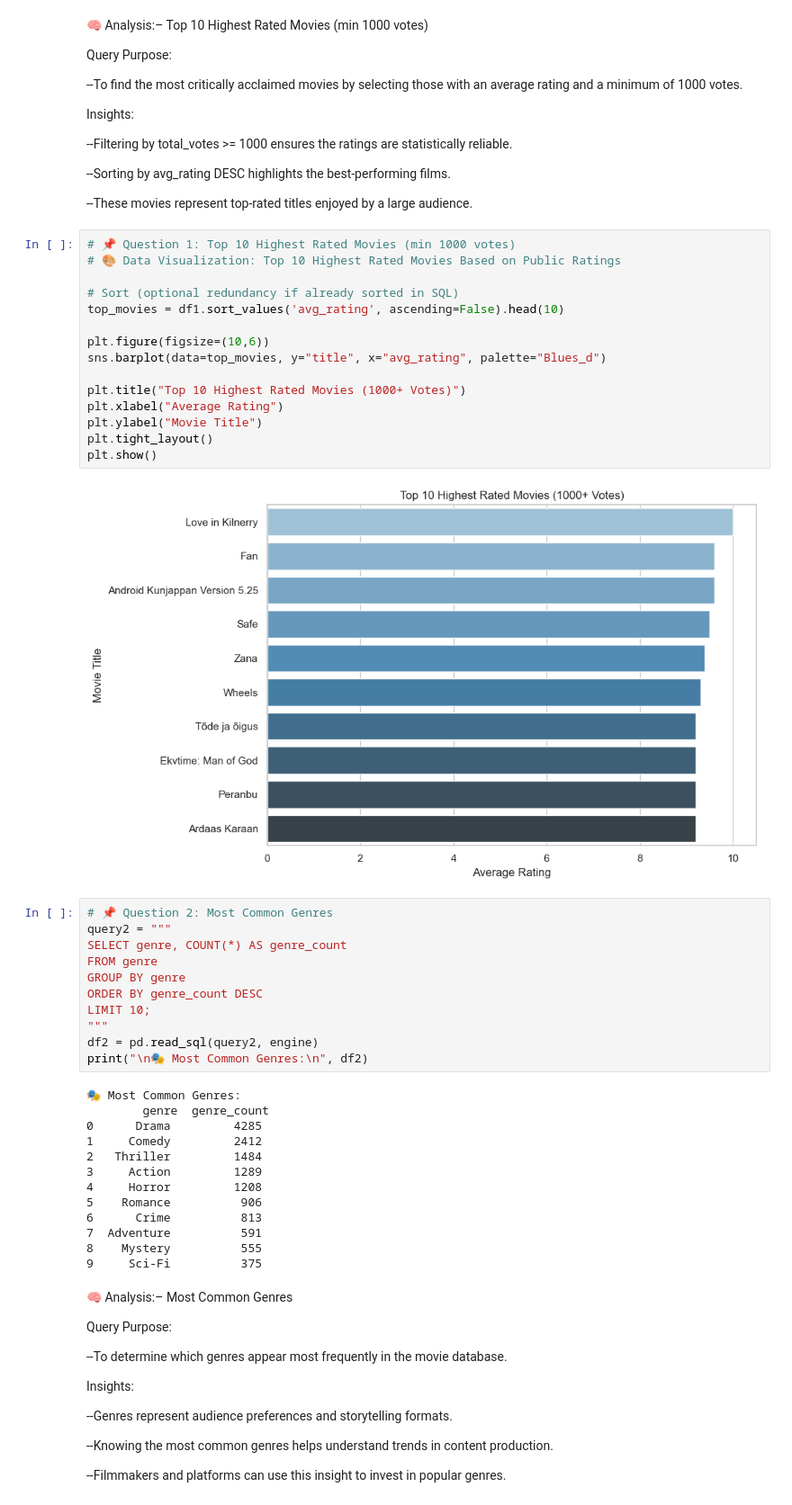
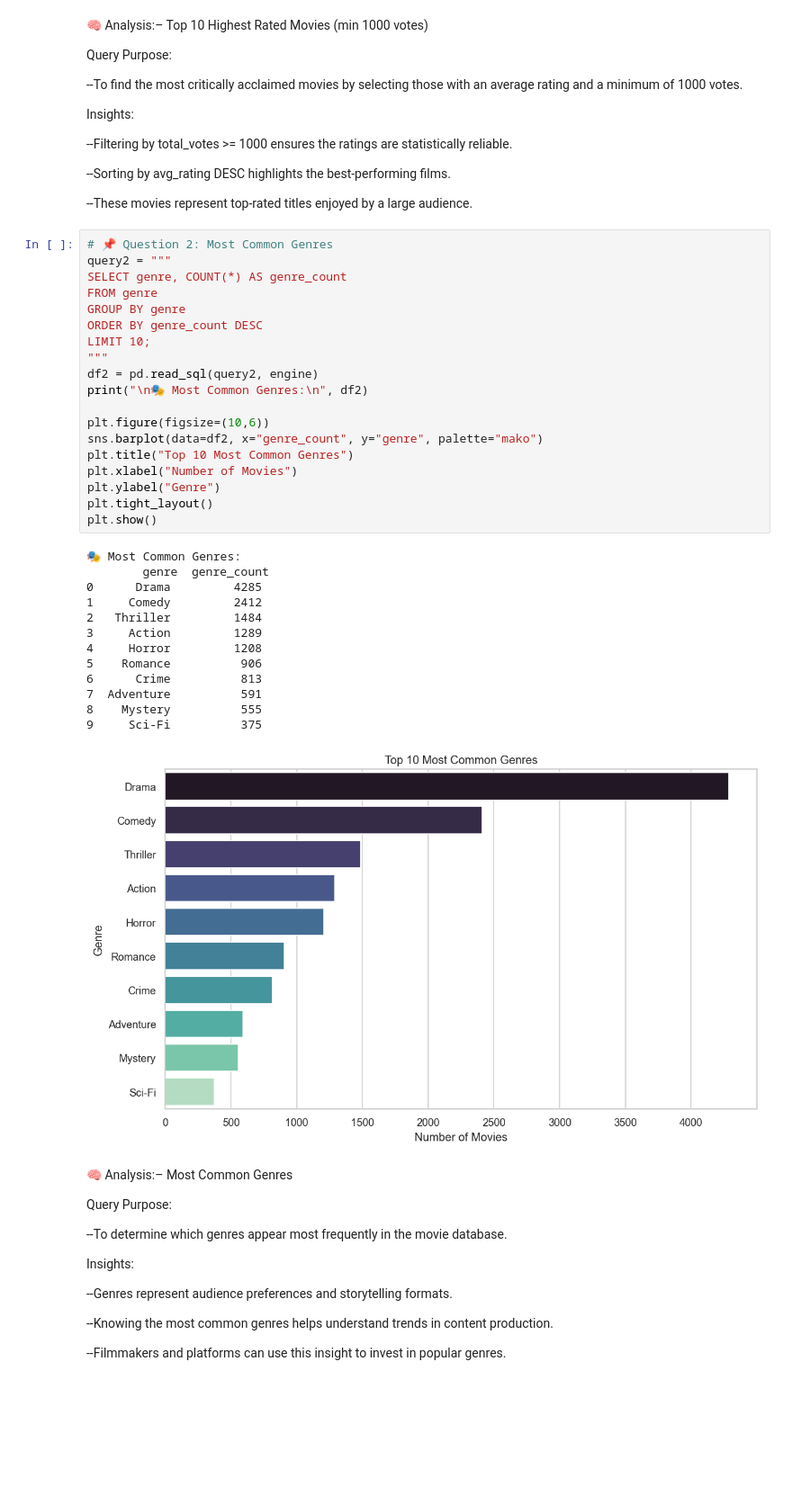
Before and after one commit to Bhavesh950/Bhavesh_IMDB_Case_STudy, a Jupyter notebook: IMDb_SQL_Analysis_Polished.ipynb, the cells around one changed output. Shown: that part at 90% size. Cells and saved outputs as stored; diff of their text form; blank space fills up the shorter version.

```diff
--- a/IMDb_SQL_Analysis_Polished.ipynb
+++ b/IMDb_SQL_Analysis_Polished.ipynb
@@ -71,47 +99,39 @@ Insights:
 --Sorting by avg_rating DESC highlights the best-performing films.
 
 --These movies represent top-rated titles enjoyed by a large audience.
-# %%
-# 📌 Question 1: Top 10 Highest Rated Movies (min 1000 votes)
-# 🎨 Data Visualization: Top 10 Highest Rated Movies Based on Public Ratings
-
-# Sort (optional redundancy if already sorted in SQL)
-top_movies = df1.sort_values('avg_rating', ascending=False).head(10)
-
-plt.figure(figsize=(10,6))
-sns.barplot(data=top_movies, y="title", x="avg_rating", palette="Blues_d")
-
-plt.title("Top 10 Highest Rated Movies (1000+ Votes)")
-plt.xlabel("Average Rating")
-plt.ylabel("Movie Title")
-plt.tight_layout()
-plt.show()
-# %% [output]
-[figure, removed]
 # %%
 # 📌 Question 2: Most Common Genres
 query2 = """
 SELECT genre, COUNT(*) AS genre_count
 FROM genre
 GROUP BY genre
 ORDER BY genre_count DESC
 LIMIT 10;
 """
 df2 = pd.read_sql(query2, engine)
 print("\n🎭 Most Common Genres:\n", df2)
+
+plt.figure(figsize=(10,6))
+sns.barplot(data=df2, x="genre_count", y="genre", palette="mako")
+plt.title("Top 10 Most Common Genres")
+plt.xlabel("Number of Movies")
+plt.ylabel("Genre")
+plt.tight_layout()
+plt.show()
 # %% [output]
 🎭 Most Common Genres:
         genre  genre_count
 0      Drama         4285
 1     Comedy         2412
 2   Thriller         1484
 3     Action         1289
 4     Horror         1208
 5    Romance          906
 6      Crime          813
 7  Adventure          591
 8    Mystery          555
 9     Sci-Fi          375
+[figure, added]
 # %% [markdown]
 🧠 Analysis:– Most Common Genres
 
```
Also changed, not shown: parts of 21 cells of this notebook.
